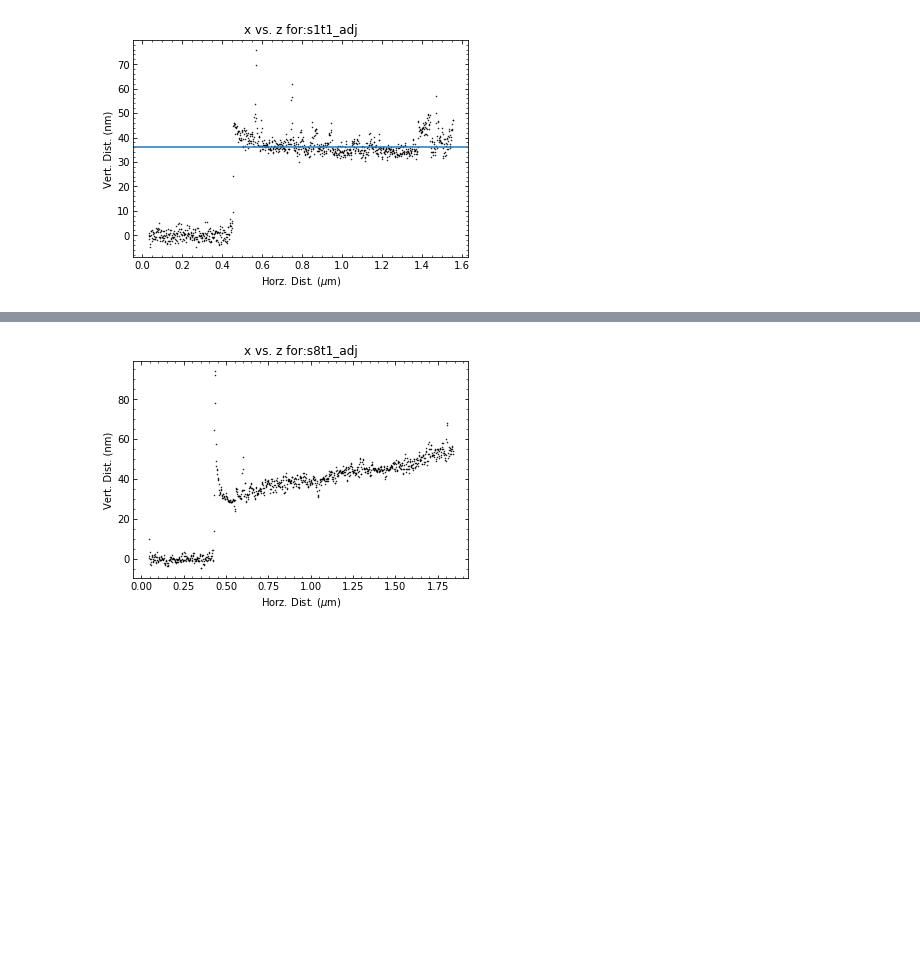
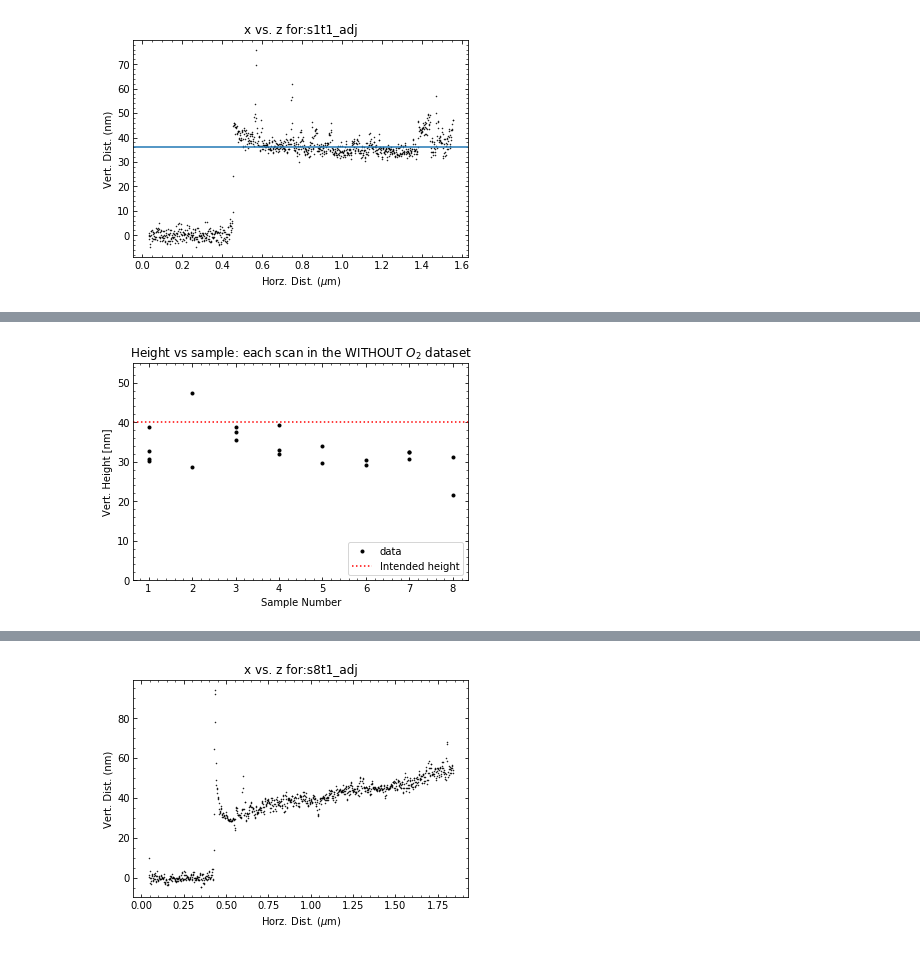
Before and after one commit to adam-fisher37/SP_analysis, a Jupyter notebook: sp_test.ipynb, the cells around one changed output, grey strips where cells are left out. Cells and saved outputs as stored; diff of their text form; code cells hidden in the pictures; blank space fills up the shorter version.

```diff
--- a/sp_test.ipynb
+++ b/sp_test.ipynb
@@ -173,0 +196,11 @@ plt.title('Height and uncertainty of $Al_{2}O_{3}$ WITHOUT $O_2$ dep per run fro
+# %%
+plt.figure();
+plt.plot(nn,nox_h,'k.',label='data');
+plt.axhline(40.,c='r',ls=':',label='Intended height');
+plt.ylim((0,55));
+plt.xlabel('Sample Number');
+plt.ylabel('Vert. Height [nm]');
+plt.legend(loc='lower right');
+plt.title('Height vs sample: each scan in the WITHOUT $O_2$ dataset');
+# %% [output]
+[figure, added]
```
Also changed, not shown: parts of 14 cells of this notebook.
